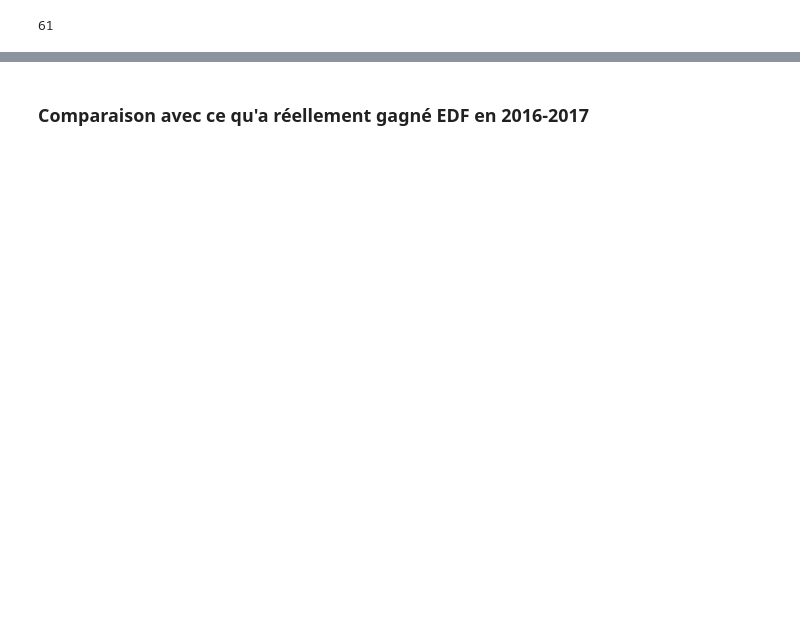
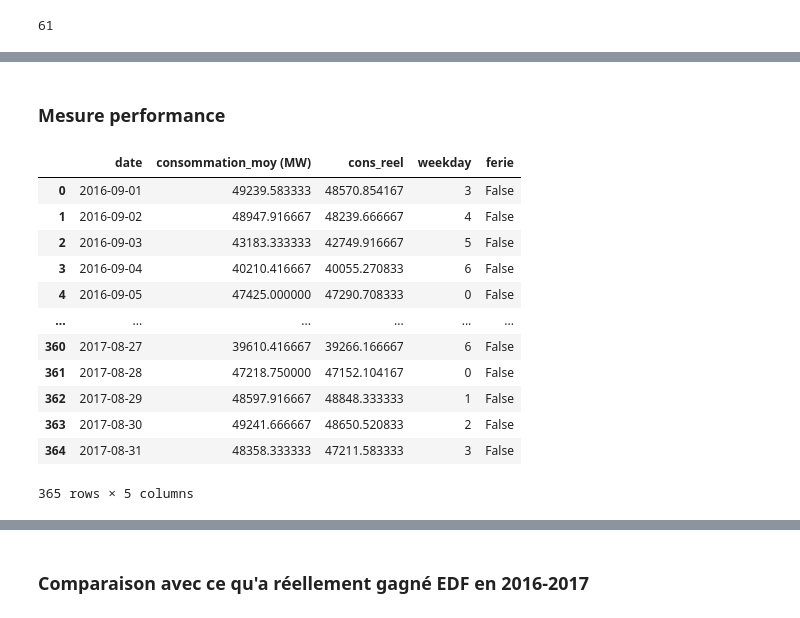
Before and after one commit to dreamsandroads/EDF_Tempo_Price_Optim, a Jupyter notebook: prophet_inequality.ipynb, the cells around one changed output, grey strips where cells are left out. Saved outputs shown, nothing was run; the diff lists cells and outputs as text; code cells hidden in the pictures; blank space fills up the shorter version.

```diff
--- a/prophet_inequality.ipynb
+++ b/prophet_inequality.ipynb
@@ -245 +292,19 @@ print(gain_bleu_simul)
+# %% [markdown]
+### Mesure performance
+# %%
+df_cons_16_17
+# %% [output]
+|  | date | consommation_moy (MW) | cons_reel | weekday | ferie |
+| 0 | 2016-09-01 | 49239.583333 | 48570.854167 | 3 | False |
+| 1 | 2016-09-02 | 48947.916667 | 48239.666667 | 4 | False |
+| 2 | 2016-09-03 | 43183.333333 | 42749.916667 | 5 | False |
+| 3 | 2016-09-04 | 40210.416667 | 40055.270833 | 6 | False |
+| 4 | 2016-09-05 | 47425.000000 | 47290.708333 | 0 | False |
+| ... | ... | ... | ... | ... | ... |
+| 360 | 2017-08-27 | 39610.416667 | 39266.166667 | 6 | False |
+| 361 | 2017-08-28 | 47218.750000 | 47152.104167 | 0 | False |
+| 362 | 2017-08-29 | 48597.916667 | 48848.333333 | 1 | False |
+| 363 | 2017-08-30 | 49241.666667 | 48650.520833 | 2 | False |
+| 364 | 2017-08-31 | 48358.333333 | 47211.583333 | 3 | False |
+365 rows × 5 columns
 # %%
```
Also changed, not shown: parts of 20 cells of this notebook.
